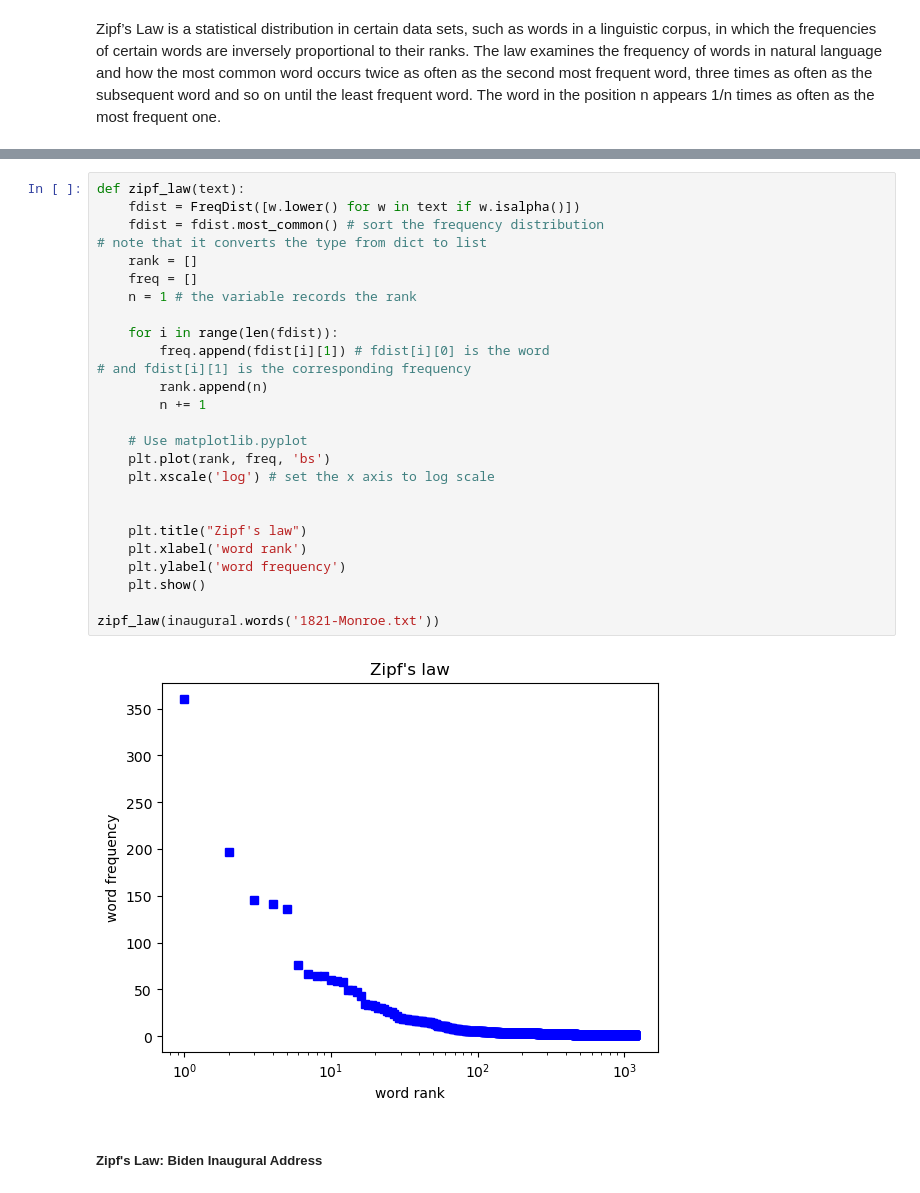
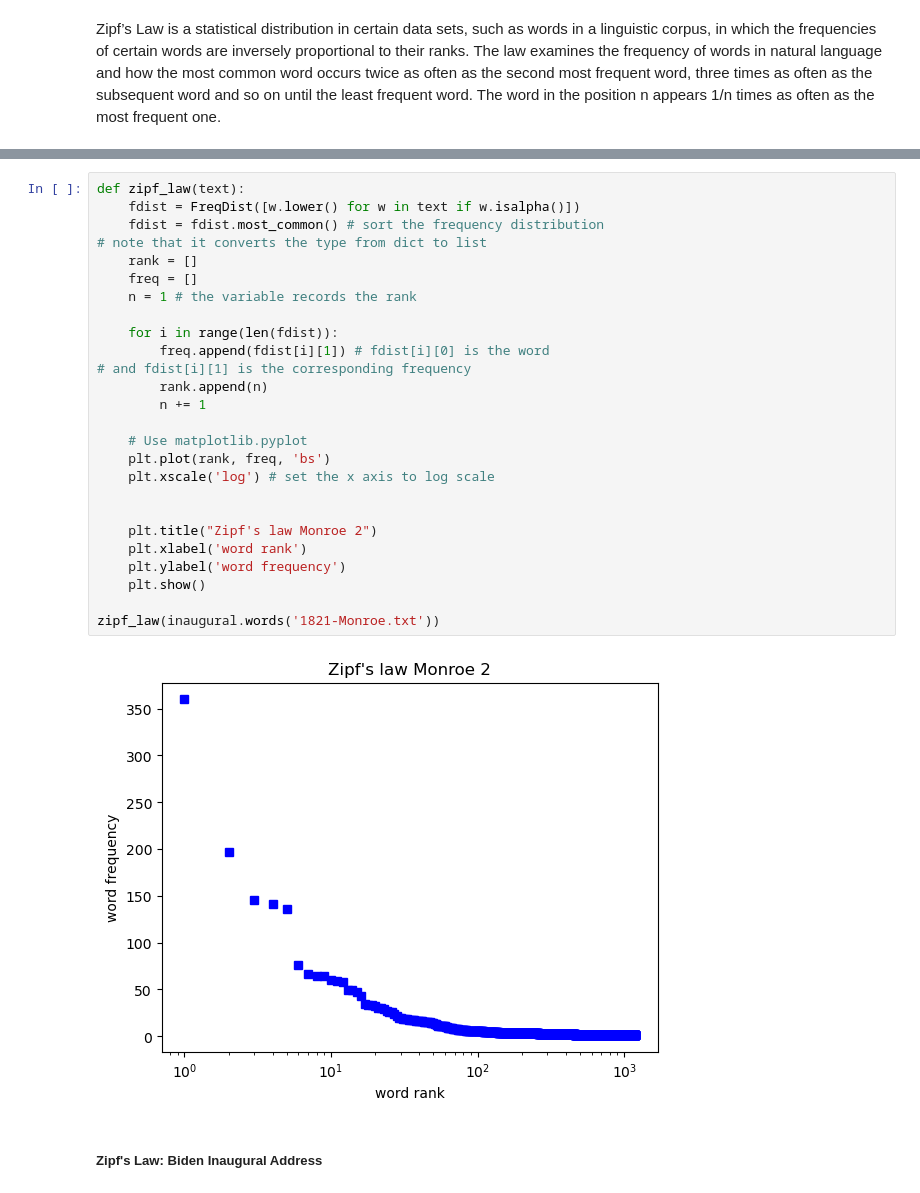
Before and after one commit to letisalba/Data-620, a Jupyter notebook: Week-8/Assignment Week 8.ipynb, the cells around one changed output, grey strips where cells are left out. Saved outputs shown, nothing was run; the diff lists cells and outputs as text.

```diff
--- a/Week-8/Assignment Week 8.ipynb
+++ b/Week-8/Assignment Week 8.ipynb
@@ -277,31 +282,31 @@ plt.show()
 # %%
 def zipf_law(text):
     fdist = FreqDist([w.lower() for w in text if w.isalpha()])
     fdist = fdist.most_common() # sort the frequency distribution
 # note that it converts the type from dict to list
     rank = []
     freq = []
     n = 1 # the variable records the rank
 
     for i in range(len(fdist)):
         freq.append(fdist[i][1]) # fdist[i][0] is the word
 # and fdist[i][1] is the corresponding frequency
         rank.append(n)
         n += 1
 
     # Use matplotlib.pyplot
     plt.plot(rank, freq, 'bs')
     plt.xscale('log') # set the x axis to log scale
 
 
-    plt.title("Zipf's law")
+    plt.title("Zipf's law Monroe 2")
     plt.xlabel('word rank')
     plt.ylabel('word frequency')
     plt.show()
 
 zipf_law(inaugural.words('1821-Monroe.txt'))
 # %% [output]
-[figure, old version]
+[figure, new version]
 # %% [markdown]
 ##### Zipf's Law: Biden Inaugural Address
 # %%
```
Also changed, not shown: parts of 9 cells of this notebook.
